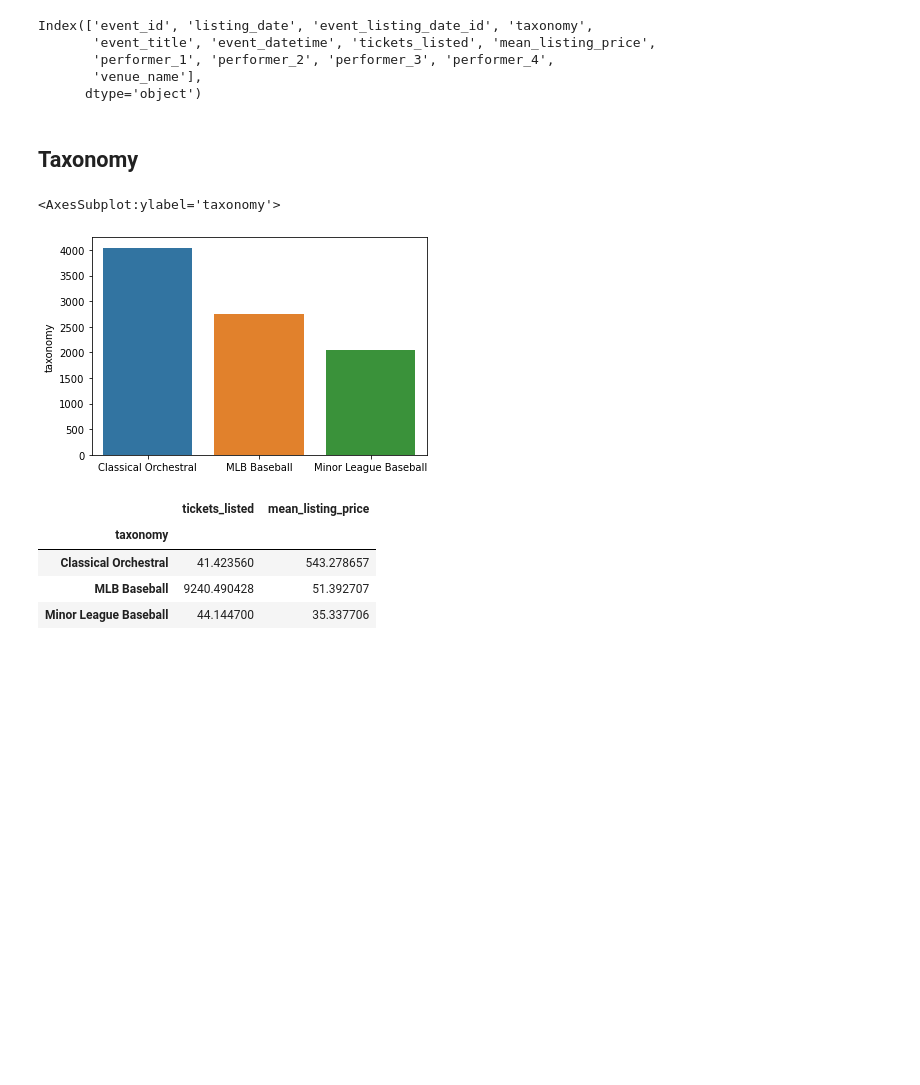
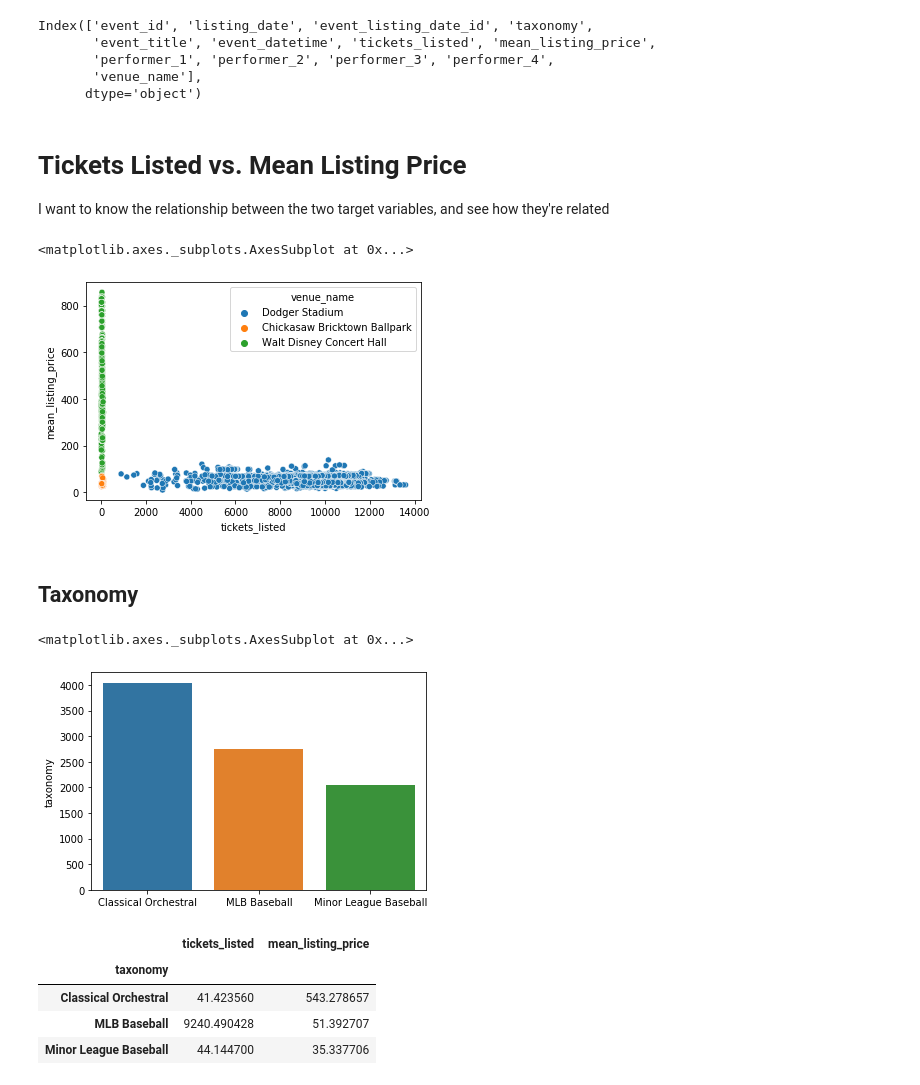
Before and after one commit to tvrtl3b0y/misc, a Jupyter notebook: demand_analytics/demand_analytics.ipynb, the cells around one changed output. Cells and saved outputs as stored; diff of their text form; code cells hidden in the pictures; blank space fills up the shorter version.

```diff
--- a/demand_analytics/demand_analytics.ipynb
+++ b/demand_analytics/demand_analytics.ipynb
@@ -52,14 +56,31 @@ Index(['event_id', 'listing_date', 'event_listing_date_id', 'taxonomy',
        'performer_1', 'performer_2', 'performer_3', 'performer_4',
        'venue_name'],
       dtype='object')
+# %% [markdown]
+# Tickets Listed vs. Mean Listing Price
+
+I want to know the relationship between the two target variables, and see how they're related
+# %%
+df_analysis = df.copy()
+target_variables = ['tickets_listed', 'mean_listing_price']
+
+sns.scatterplot(
+    x='tickets_listed',
+    y='mean_listing_price',
+    hue='venue_name',
+    data=df_analysis
+)
+# %% [output]
+<matplotlib.axes._subplots.AxesSubplot at 0x...>
+[figure, added]
 # %% [markdown]
 ## Taxonomy
 # %%
 sns.barplot(
-    x=df.taxonomy.value_counts().index,
-    y=df.taxonomy.value_counts()
+    x=df_analysis.taxonomy.value_counts().index,
+    y=df_analysis.taxonomy.value_counts()
 )
 # %% [output]
-<AxesSubplot:ylabel='taxonomy'>
+<matplotlib.axes._subplots.AxesSubplot at 0x...>
 [figure]
 # %%
```
Also changed, not shown: parts of 56 cells of this notebook.
